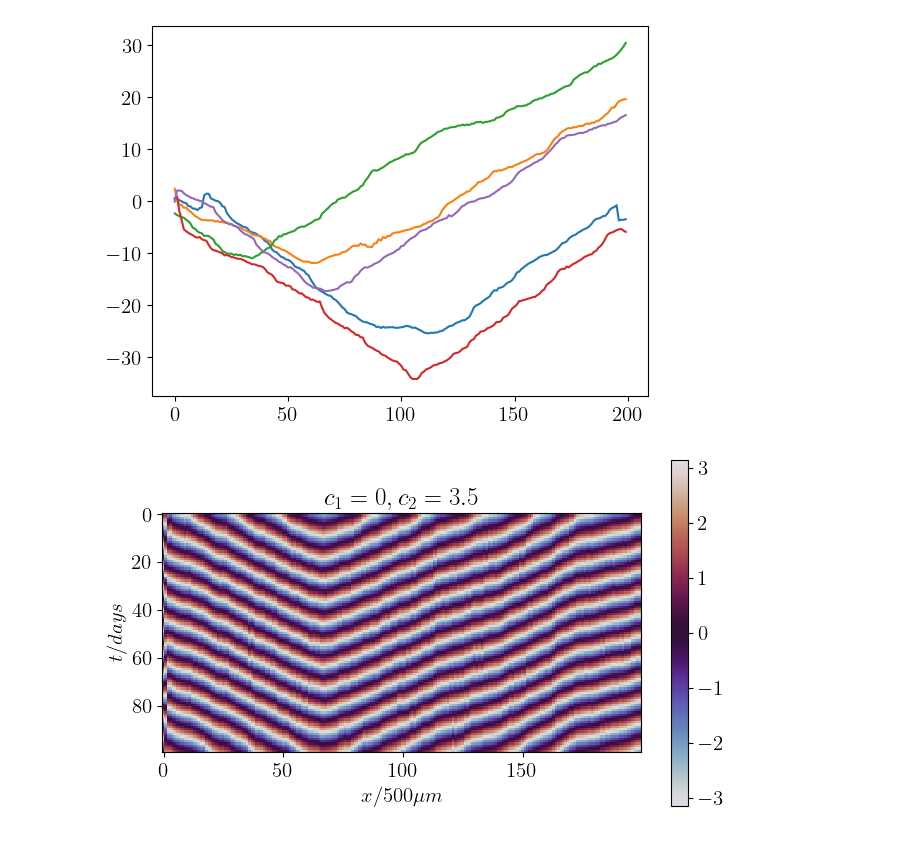
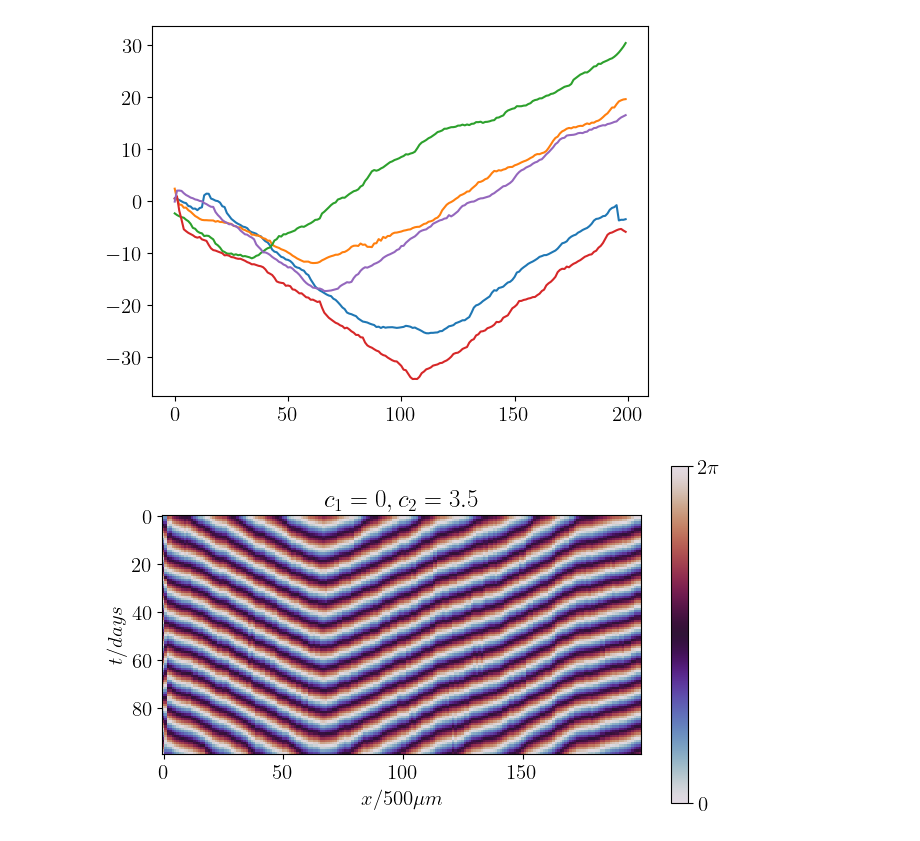
Before and after one commit to Irene-Li/kuramoto, a Jupyter notebook: RA_model_1D.ipynb, the cells around one changed output. Saved outputs shown, nothing was run; the diff lists cells and outputs as text; code cells hidden in the pictures.

Commit message:
update plotting

```diff
--- a/RA_model_1D.ipynb
+++ b/RA_model_1D.ipynb
@@ -96,17 +100,19 @@ plt.show()
 # %%
 plt.figure(figsize=(7, 4))
 plt.rc('font', size=15)
 plt.rc('text', usetex=True)
 
 phase = np.array(list(map(phase_transform, m.psi[-100:].T))).T
 
-plt.imshow(phase, cmap='twilight', interpolation='None')
-plt.colorbar()
+im = plt.imshow(phase % (2*np.pi), cmap='twilight', interpolation='None')
+cbar = plt.colorbar(im)
+cbar.set_ticks([0, 2*np.pi])
+cbar.set_ticklabels([r'$0$', r'$2\pi$'])
 plt.title(r'$c_1={}, c_2={}$'.format(c1, c2))
 plt.xlabel(r'$x/500\mu m$')
 plt.ylabel(r'$t/days$')
 plt.tight_layout()
 plt.savefig('Figures/1d_model.png', dpi=400)
 plt.show()
 # %% [output]
-[figure, old version]
+[figure, new version]
```
Also changed, not shown: parts of 2 cells of this notebook, 1 other file.
